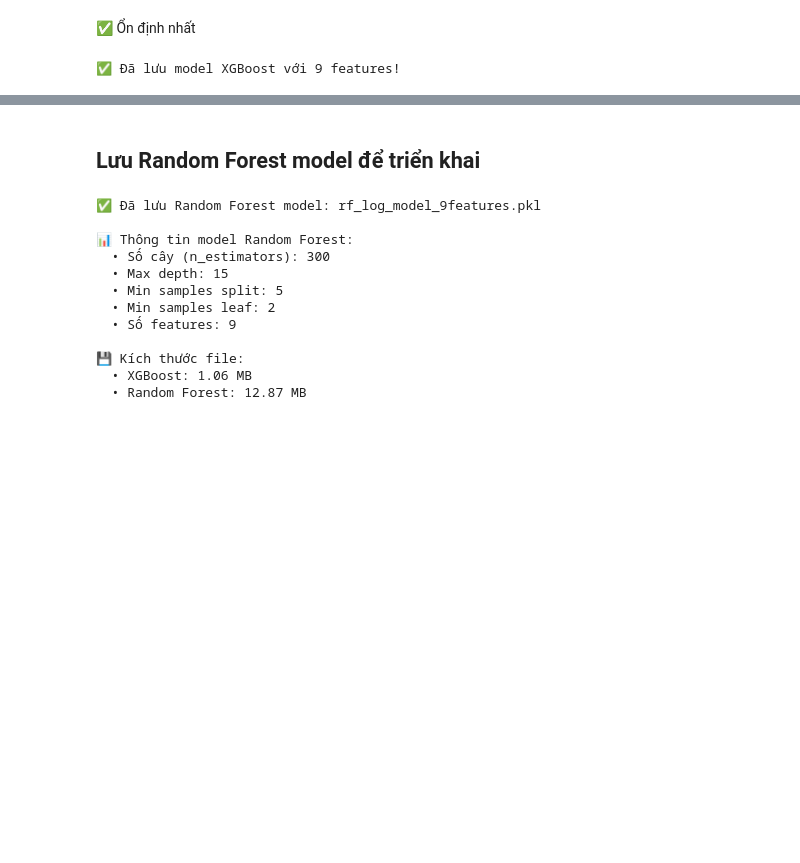
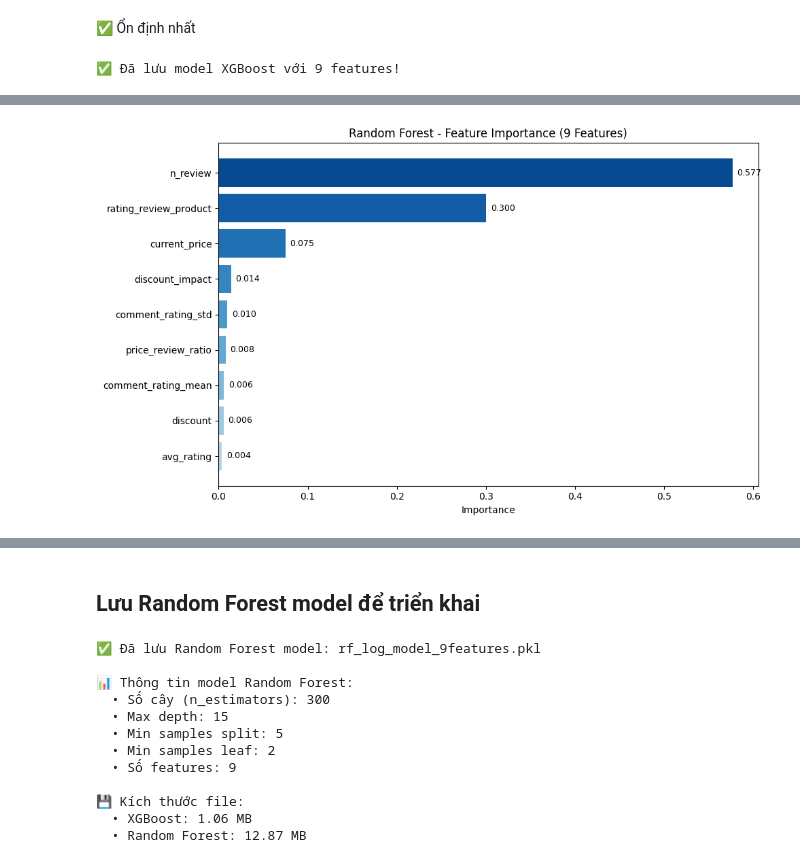
Before and after one commit to chgiabao04/cn-da22tta-chaugiabao-bookdata-machinelearning, a Jupyter notebook: src/model.ipynb, the cells around one changed output, grey strips where cells are left out. Cells and saved outputs as stored; diff of their text form; code cells hidden in the pictures; blank space fills up the shorter version.

```diff
--- a/src/model.ipynb
+++ b/src/model.ipynb
@@ -1445,0 +1191,95 @@ print("\n✅ Hoàn thành Random Forest với 9 features!")
+# %%
+# ====================================================================
+# 2️⃣ RANDOM FOREST VỚI 9 FEATURES
+# ====================================================================
+from sklearn.ensemble import RandomForestRegressor
+import matplotlib.pyplot as plt
+
+print("=" * 70)
+print("🌲 RANDOM FOREST VỚI 9 FEATURES")
+print("=" * 70)
+
+# ====== CHUẨN BỊ DỮ LIỆU ======
+X_rf = book_ml_enhanced[features_9].copy()
+y_rf = np.log1p(book_ml_enhanced['revenue'])
+
+# Split data
+X_train_rf, X_test_rf, y_train_rf, y_test_rf = train_test_split(
+    X_rf, y_rf, test_size=0.2, random_state=42
+)
+
+print(f"\n📊 Dữ liệu: Train={len(X_train_rf)}, Test={len(X_test_rf)}")
+
+# ====== TRAINING ======
+model_rf = RandomForestRegressor(
+    n_estimators=300,
+    max_depth=15,
+    min_samples_split=5,
+    min_samples_leaf=2,
+    random_state=42,
+    n_jobs=-1
+)
+model_rf.fit(X_train_rf, y_train_rf)
+print("✅ Model trained!")
+
+# ====== PREDICTION ======
+y_train_pred_rf = model_rf.predict(X_train_rf)
+y_test_pred_rf = model_rf.predict(X_test_rf)
+
+# ====== ĐÁNH GIÁ LOG SCALE (PRIMARY) ======
+print("\n" + "-" * 50)
+print("📈 ĐÁNH GIÁ TRÊN LOG SCALE (CHÍNH)")
+print("-" * 50)
+
+r2_train_rf_log = r2_score(y_train_rf, y_train_pred_rf)
+r2_test_rf_log = r2_score(y_test_rf, y_test_pred_rf)
+mae_rf_log = mean_absolute_error(y_test_rf, y_test_pred_rf)
+rmse_rf_log = np.sqrt(mean_squared_error(y_test_rf, y_test_pred_rf))
+
+print(f"  Train R² : {r2_train_rf_log:.4f}")
+print(f"  Test R²  : {r2_test_rf_log:.4f}")
+print(f"  Test MAE : {mae_rf_log:.4f}")
+print(f"  Test RMSE: {rmse_rf_log:.4f}")
+
+# ====== ĐÁNH GIÁ REAL REVENUE (THAM KHẢO) ======
+y_test_real_rf = np.expm1(y_test_rf)
+y_test_pred_real_rf = np.expm1(y_test_pred_rf)
+
+r2_rf_real = r2_score(y_test_real_rf, y_test_pred_real_rf)
+mae_rf_real = mean_absolute_error(y_test_real_rf, y_test_pred_real_rf)
+rmse_rf_real = np.sqrt(mean_squared_error(y_test_real_rf, y_test_pred_real_rf))
+
+print("\n" + "-" * 50)
+print("💰 THAM KHẢO - REAL REVENUE")
+print("-" * 50)
+print(f"  Test R²  : {r2_rf_real:.4f}")
+print(f"  Test MAE : {mae_rf_real:,.0f} VND")
+print(f"  Test RMSE: {rmse_rf_real:,.0f} VND")
+
+# Lưu biến cho bảng so sánh
+r2_rf_log = r2_test_rf_log
+
+# ====== FEATURE IMPORTANCE ======
+print("\n" + "-" * 50)
+print("📊 FEATURE IMPORTANCE")
+print("-" * 50)
+
+fi_rf = pd.DataFrame({
+    'Feature': features_9,
+    'Importance': model_rf.feature_importances_
+}).sort_values('Importance', ascending=True)
+
+plt.figure(figsize=(10, 6))
+colors_rf = plt.cm.Blues(np.linspace(0.3, 0.9, len(fi_rf)))
+bars_rf = plt.barh(fi_rf['Feature'], fi_rf['Importance'], color=colors_rf)
+plt.xlabel('Importance')
+plt.title('Random Forest - Feature Importance (9 Features)')
+for bar in bars_rf:
+    plt.text(bar.get_width() + 0.005, bar.get_y() + bar.get_height()/2,
+             f'{bar.get_width():.3f}', va='center', fontsize=9)
+plt.tight_layout()
+plt.show()
+
+print("\n✅ Random Forest hoàn tất!")
+print("=" * 70)
+# %% [output]
@@ -1445,0 +1303 @@ print("\n✅ Hoàn thành Random Forest với 9 features!")
+[figure, added]
```
Also changed, not shown: parts of 20 cells of this notebook.
